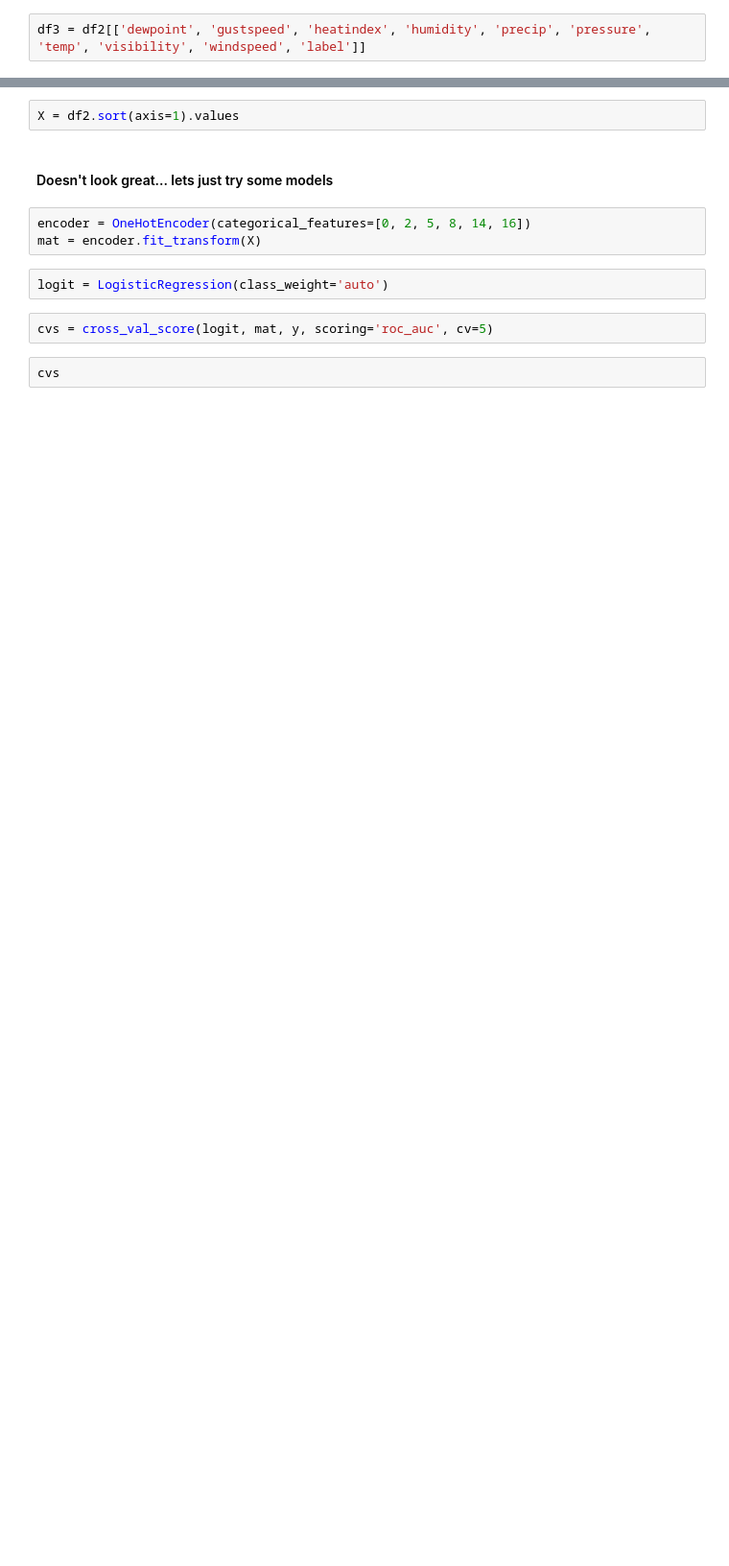
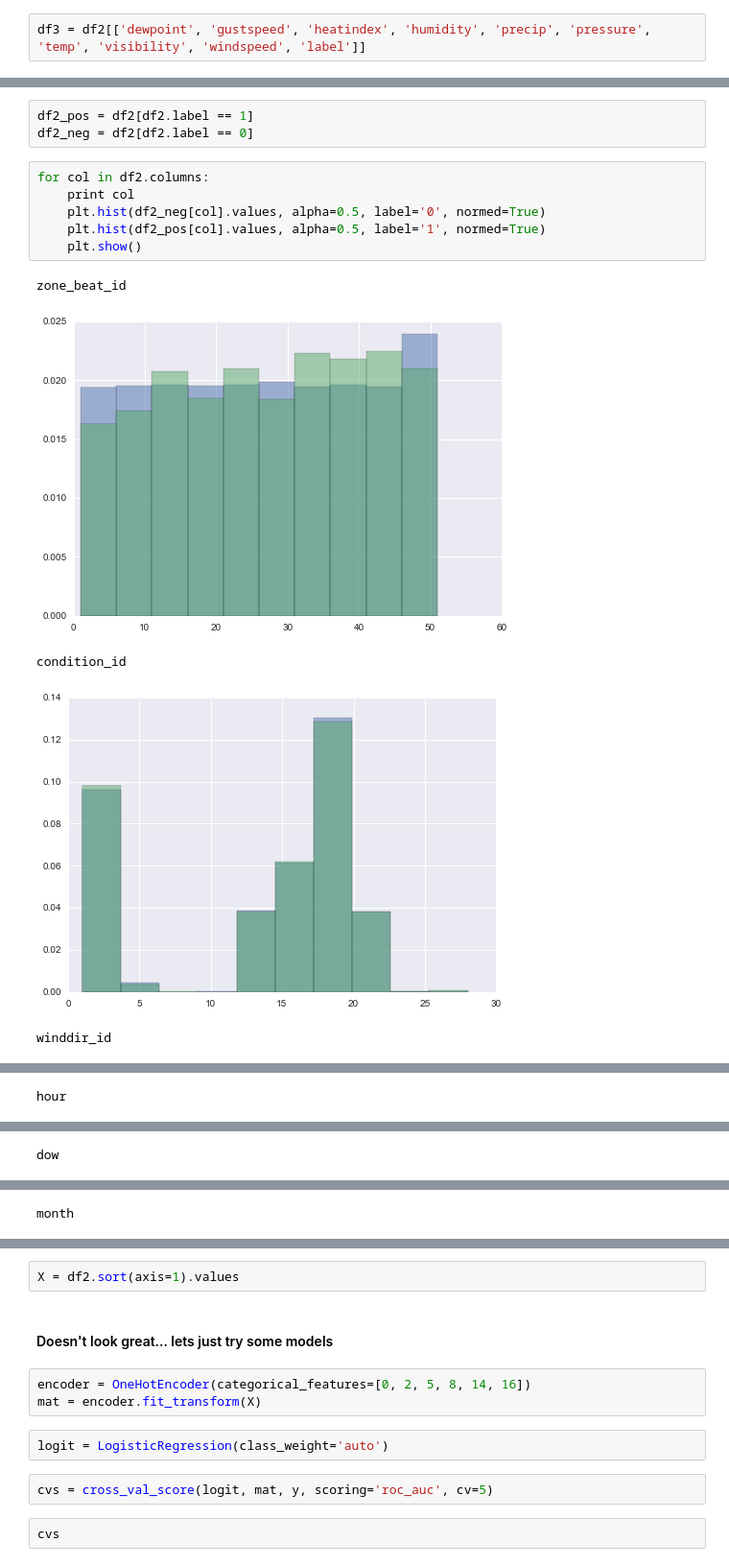
Before and after one commit to mnghuang/SEA_traffic_accident_prediction, a Jupyter notebook: EDA_notebooks/EDA.ipynb, the cells around one changed output, grey strips where cells are left out. Shown at 96% size. Cells and saved outputs as stored; diff of their text form; blank space fills up the shorter version.

```diff
--- a/EDA_notebooks/EDA.ipynb
+++ b/EDA_notebooks/EDA.ipynb
@@ -191,0 +200,15 @@ sns.pairplot(df3, hue='label')
+# %%
+df2_pos = df2[df2.label == 1]
+df2_neg = df2[df2.label == 0]
+# %%
+for col in df2.columns:
+    print col
+    plt.hist(df2_neg[col].values, alpha=0.5, label='0', normed=True)
+    plt.hist(df2_pos[col].values, alpha=0.5, label='1', normed=True)
+    plt.show()
+# %% [output]
+zone_beat_id
+[figure, added]
+condition_id
+[figure, added]
+winddir_id
@@ -191,0 +216 @@ sns.pairplot(df3, hue='label')
+hour
@@ -191,0 +218 @@ sns.pairplot(df3, hue='label')
+dow
@@ -191,0 +220 @@ sns.pairplot(df3, hue='label')
+month
```
Also changed, not shown: parts of 10 cells of this notebook, 29 other files.
